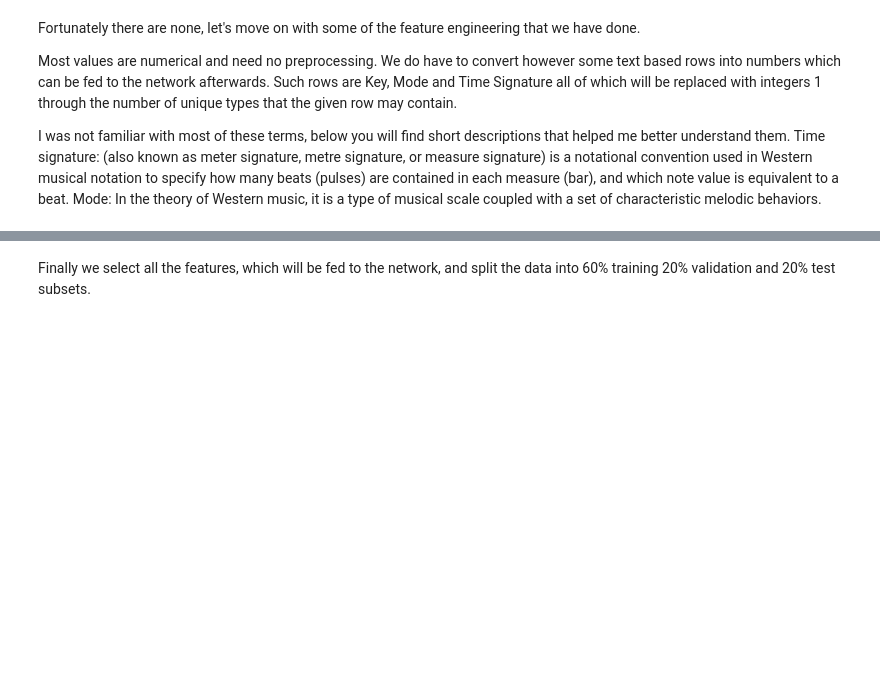
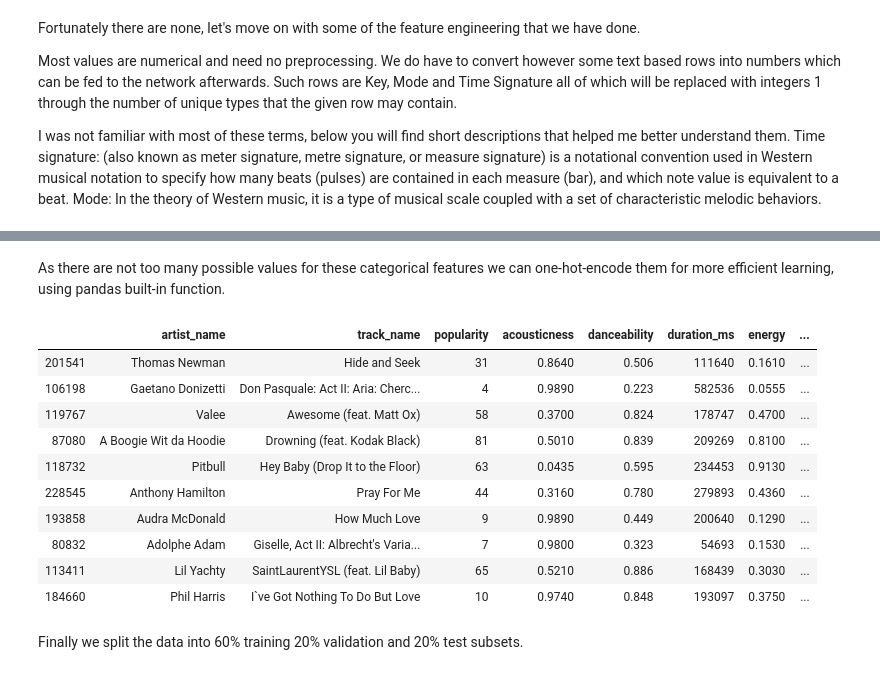
Before and after one commit to PeterGyuros/HitPredict, a Jupyter notebook: HitPredict 1st Milestone.ipynb, the cells around one changed output, grey strips where cells are left out. Saved outputs shown, nothing was run; the diff lists cells and outputs as text; code cells hidden in the pictures; blank space fills up the shorter version.

Commit message:
turning categorical features into one-hot-encoded vectors

```diff
--- a/HitPredict 1st Milestone.ipynb
+++ b/HitPredict 1st Milestone.ipynb
@@ -31,23 +71,3 @@ Such rows are Key, Mode and Time Signature all of which will be replaced with in
 I was not familiar with most of these terms, below you will find short descriptions that helped me better understand them.
 Time signature: (also known as meter signature, metre signature, or measure signature) is a notational convention used in Western musical notation to specify how many beats (pulses) are contained in each measure (bar), and which note value is equivalent to a beat.
 Mode: In the theory of Western music, it is a type of musical scale coupled with a set of characteristic melodic behaviors.
-# %%
-#key first
-
-list_of_keys = data['key'].unique()
-for i in range(len(list_of_keys)):
-    data.loc[data['key'] == list_of_keys[i], 'key'] = i
-data.sample(10)
-
-#mode second
-
-dataframe.loc[dataframe["mode"] == 'Major', "mode"] = 1
-dataframe.loc[dataframe["mode"] == 'Minor', "mode"] = 0
-dataframe.sample(10)
-
-#time signature last
-
-list_of_time_signatures = data['time_signature'].unique()
-for i in range(len(list_of_time_signatures)):
-    data.loc[data['time_signature'] == list_of_time_signatures[i], 'time_signature'] = i
-data.sample(10)
@@ -59,0 +74,17 @@ dataframe.loc[dataframe['popularity'] == 1]
+# %%
+categorical_features = ["genre","artist_name","time_signature","key","mode"]
+n_items = len(data)
+for feat in categorical_features:
+    print("Proccessing %s. number of unique fields: %d" % (feat, data[feat].nunique()))
+    if data[feat].nunique()<50:
+        print(data[feat].unique())
+        print("Number of occurance of each unique value:")
+        print(data.groupby(feat).count().iloc[:,0])
+        for feat_value in data[feat].unique():
+            if (len(data[data[feat]==feat_value]) / n_items <= 0.02):
+                print("Adding %s category to the 'OTHER' category." % feat_value)
+                data[feat] = data[feat].apply(lambda x: "OTHER" if x==feat_value else x, 1)
+
+        print("Final number of unique fields:")
+        print(data.groupby(feat).count().iloc[:,0])
+        print("\n")
@@ -60,3 +109,21 @@ dataframe.loc[dataframe['popularity'] == 1]
+# %% [markdown]
+As there are not too many possible values for these categorical features we can one-hot-encode them for more efficient learning, using pandas built-in function.
+# %%
+data = pd.get_dummies(data, columns=["genre", "time_signature", "key","mode"])
+pd.set_option("max_columns",None)
+data.sample(10)
+# %% [output]
+|  | artist_name | track_name | popularity | acousticness | danceability | duration_ms | energy | ... |
+| 201541 | Thomas Newman | Hide and Seek | 31 | 0.8640 | 0.506 | 111640 | 0.1610 | ... |
+| 106198 | Gaetano Donizetti | Don Pasquale: Act II: Aria: Cherc... | 4 | 0.9890 | 0.223 | 582536 | 0.0555 | ... |
+| 119767 | Valee | Awesome (feat. Matt Ox) | 58 | 0.3700 | 0.824 | 178747 | 0.4700 | ... |
+| 87080 | A Boogie Wit da Hoodie | Drowning (feat. Kodak Black) | 81 | 0.5010 | 0.839 | 209269 | 0.8100 | ... |
+| 118732 | Pitbull | Hey Baby (Drop It to the Floor) | 63 | 0.0435 | 0.595 | 234453 | 0.9130 | ... |
+| 228545 | Anthony Hamilton | Pray For Me | 44 | 0.3160 | 0.780 | 279893 | 0.4360 | ... |
+| 193858 | Audra McDonald | How Much Love | 9 | 0.9890 | 0.449 | 200640 | 0.1290 | ... |
+| 80832 | Adolphe Adam | Giselle, Act II: Albrecht's Varia... | 7 | 0.9800 | 0.323 | 54693 | 0.1530 | ... |
+| 113411 | Lil Yachty | SaintLaurentYSL (feat. Lil Baby) | 65 | 0.5210 | 0.886 | 168439 | 0.3030 | ... |
+| 184660 | Phil Harris | I`ve Got Nothing To Do But Love | 10 | 0.9740 | 0.848 | 193097 | 0.3750 | ... |
 # %% [markdown]
-Finally we select all the features, which will be fed to the network, and split the data into 60% training 20% validation and 20% test subsets.
+Finally we split the data into 60% training 20% validation and 20% test subsets.
 # %%
```
Also changed, not shown: parts of 10 cells of this notebook, 1 other file.
